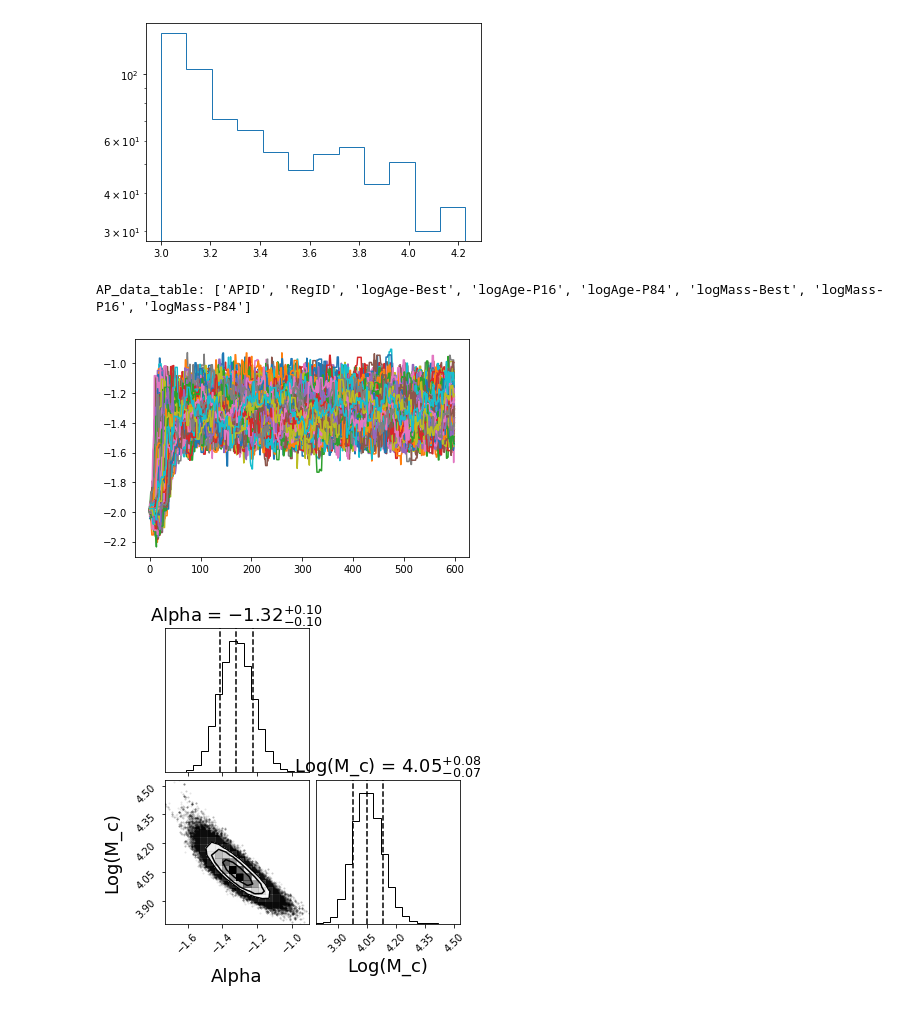
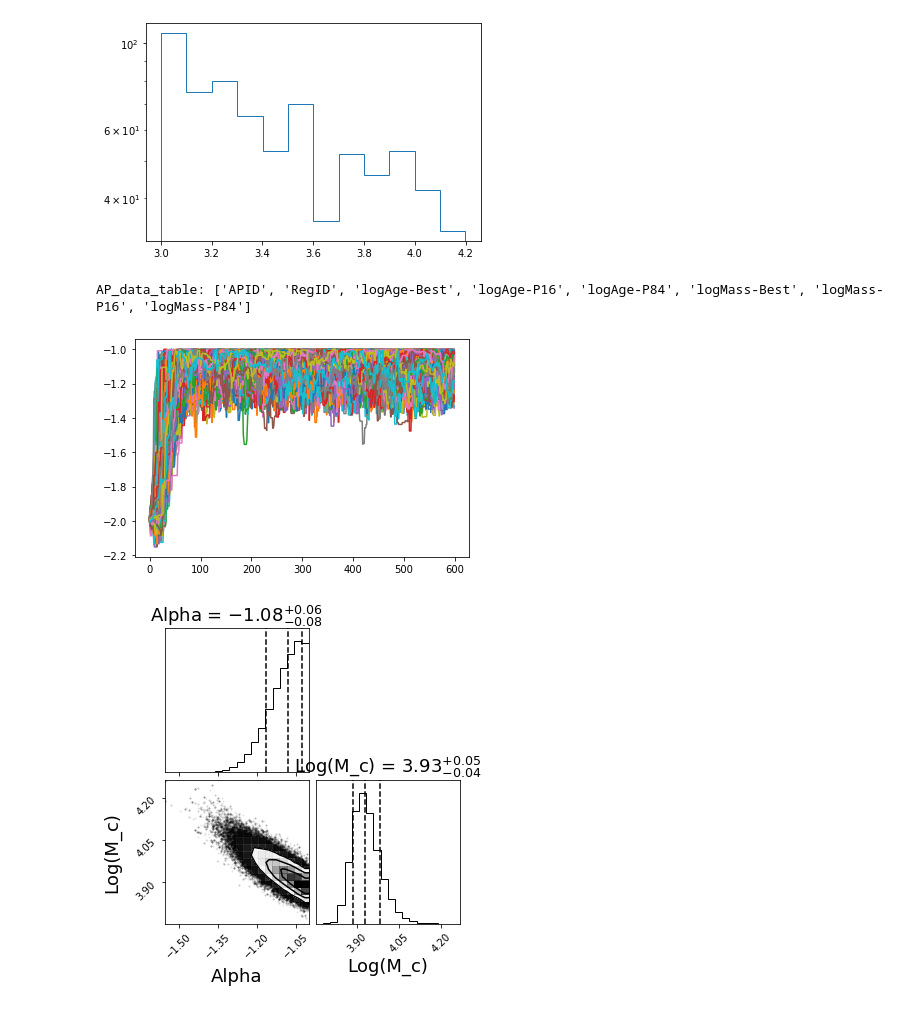
Before and after one commit to tobin-wainer/mass_function_fitting, a Jupyter notebook: M31_MF_replication/Most_Simple_Schectar_Fuction.ipynb, the cells around one changed output. Saved outputs shown, nothing was run; the diff lists cells and outputs as text; code cells hidden in the pictures.

```diff
--- a/M31_MF_replication/Most_Simple_Schectar_Fuction.ipynb
+++ b/M31_MF_replication/Most_Simple_Schectar_Fuction.ipynb
@@ -31,11 +31,11 @@ import powerlaw
 #Trying to generate randomn samples that follows a power law distribution with an upper mass truncation
 
 
-theoretical_distribution = powerlaw.Power_Law(xmin = 1.3,  parameters = [1/2])
+theoretical_distribution = powerlaw.Power_Law(xmin = 1.3, parameters = [1/2])
 simulated_data=theoretical_distribution.generate_random(1000)
 fake_M_l=[]
 for i in range(len(simulated_data)):
-    fake_M_l.append(simulated_data[i]+2.93)
+    fake_M_l.append(simulated_data[i]+2.9)
 
 A3_fml=[]
 for i in range(len(fake_M_l)):
@@ -49,6 +49,6 @@ plt.hist(fake_M, histtype='step', bins=12)
 #plt.ylim(0,500)
 plt.yscale('log')
 # %% [output]
-[figure, old version]
+[figure, new version]
 # %%
 #While I am using Fake Data, I will not be using Tau as it will change the answer
@@ -83,35 +84,35 @@ def lnlike(theta, M):
 
 def lnprior(theta):
     alpha, M_c = theta
-    if -3 <= alpha <= 1 and 3 <= M_c <= 8:
+    if -3 <= alpha <= -1 and 3 <= M_c <= 8:
 #        return (1/M_c)
         return 0.0
     return -np.inf
 
 def lnprob(theta, M):
     lp = lnprior(theta)
     if not np.isfinite(lp):
         return -np.inf
     return lp + lnlike(theta, M)
 
 starting_point=np.array([-1.99, 3.93])
 
 ndim, nwalkers = 2, 500
 pos = starting_point + 1e-2*np.random.randn(nwalkers, ndim)
 
 sampler = emcee.EnsembleSampler(nwalkers, ndim, lnprob, args=([fake_M]))
 sampler.run_mcmc(pos, 600)
 
 #plot chain
 plt.plot(np.transpose(sampler.chain[:,:,0]))
 plt.show()
 sampler.chain
 samples = sampler.chain[:, 100:, :].reshape((-1, ndim))
 fig = corner.corner(samples, labels=["Alpha", "Log(M_c)"], label_kwargs={"fontsize": 18},
                                      quantiles=[0.16, 0.5, 0.84], show_titles=True, title_kwargs={"fontsize": 18})
 
 fig.show()
 # %% [output]
 AP_data_table: ['APID', 'RegID', 'logAge-Best', 'logAge-P16', 'logAge-P84', 'logMass-Best', 'logMass-P16', 'logMass-P84']
-[figure, old version]
+[figure, new version]
-[figure, old version]
+[figure, new version]
```
Also changed, not shown: parts of 1 cell of this notebook.
